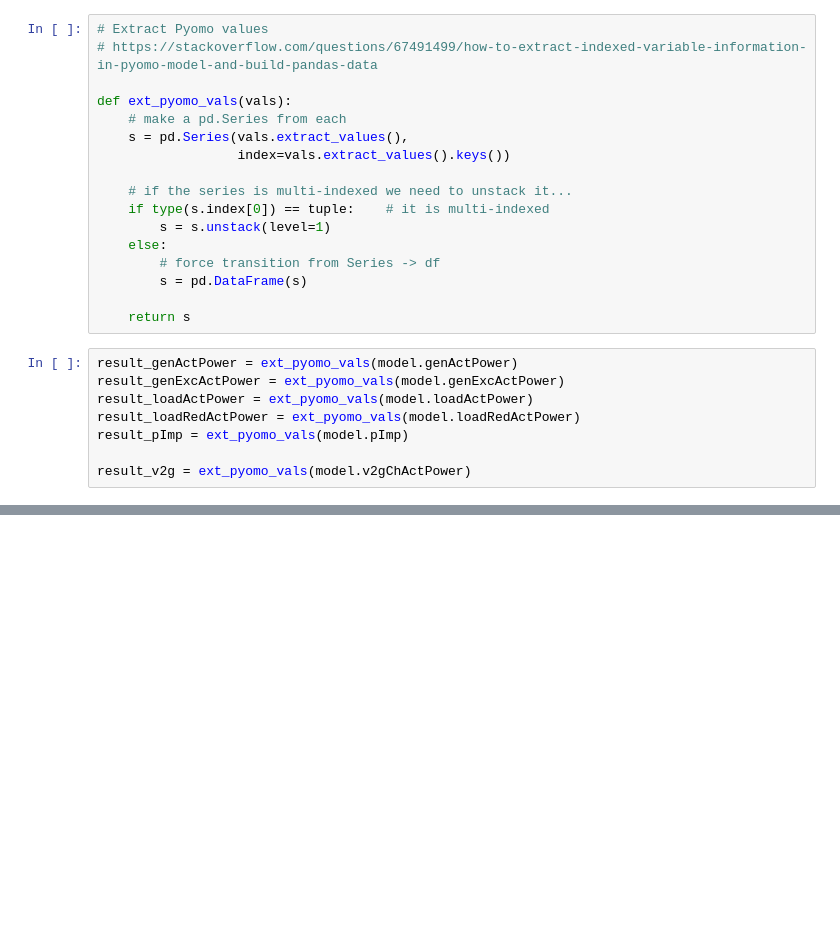
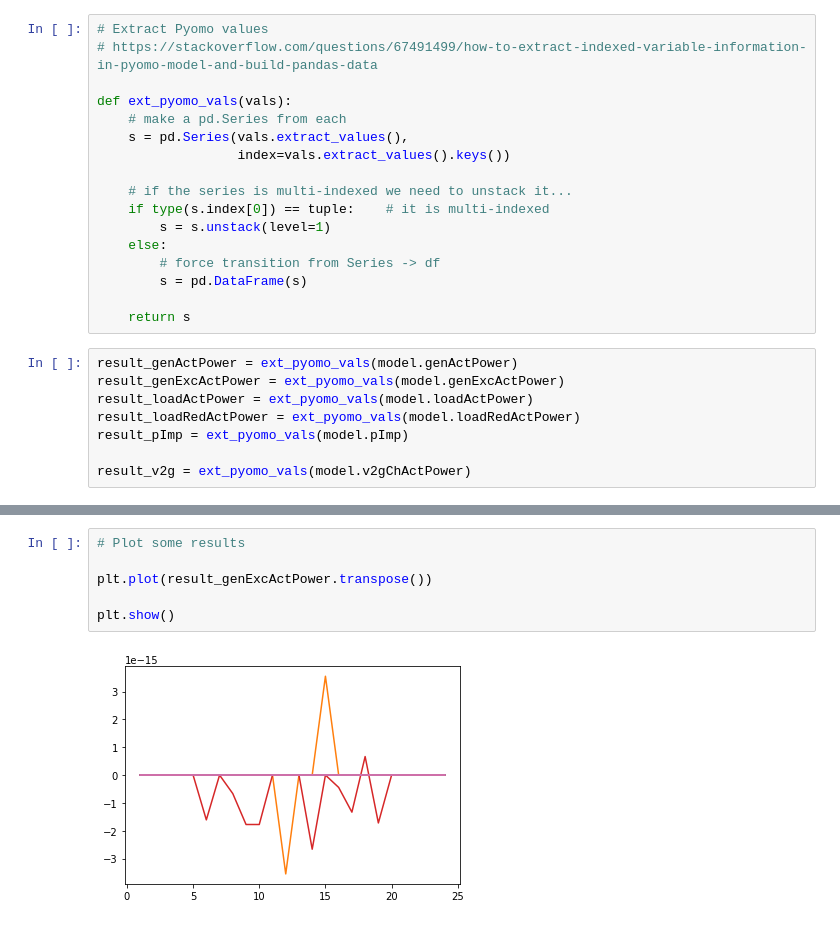
Before and after one commit to ECGomes/eso_project, a Jupyter notebook: pyomo_allConstraints.ipynb, the cells around one changed output, grey strips where cells are left out. Drawn from its saved outputs; the diff is of its cells as text; blank space fills up the shorter version.

```diff
--- a/pyomo_allConstraints.ipynb
+++ b/pyomo_allConstraints.ipynb
@@ -711,0 +712,8 @@ plt.show()
+# %%
+# Plot some results
+
+plt.plot(result_genExcActPower.transpose())
+
+plt.show()
+# %% [output]
+[figure, added]
```
Also changed, not shown: parts of 3 cells of this notebook, 1 other file.
